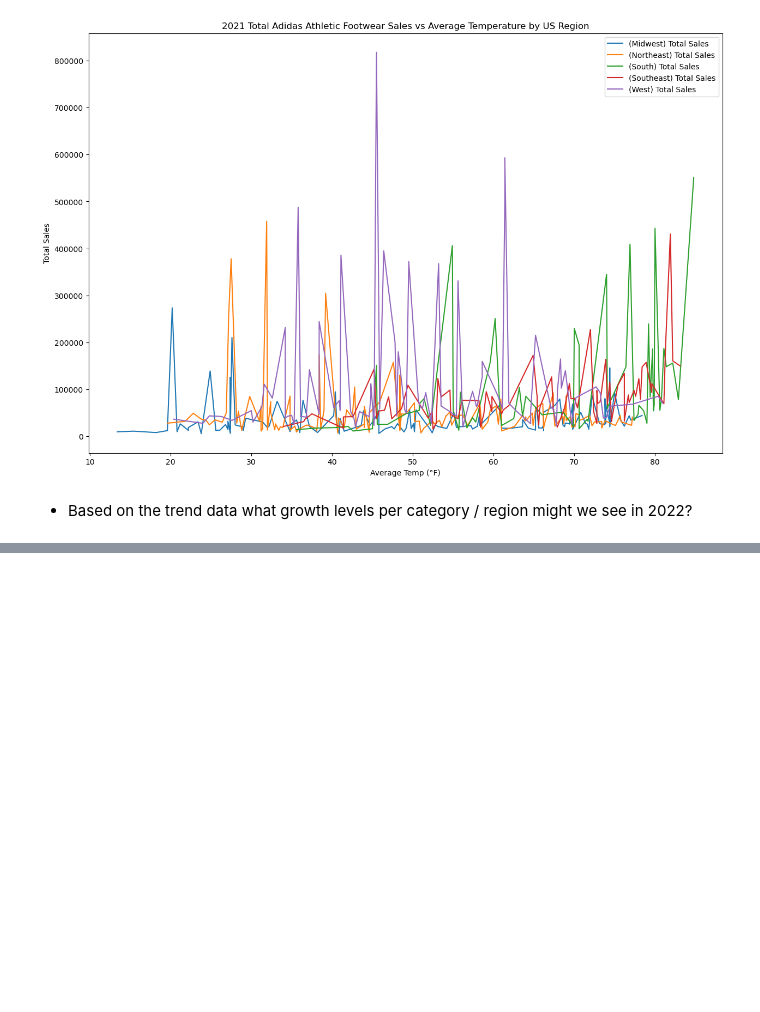
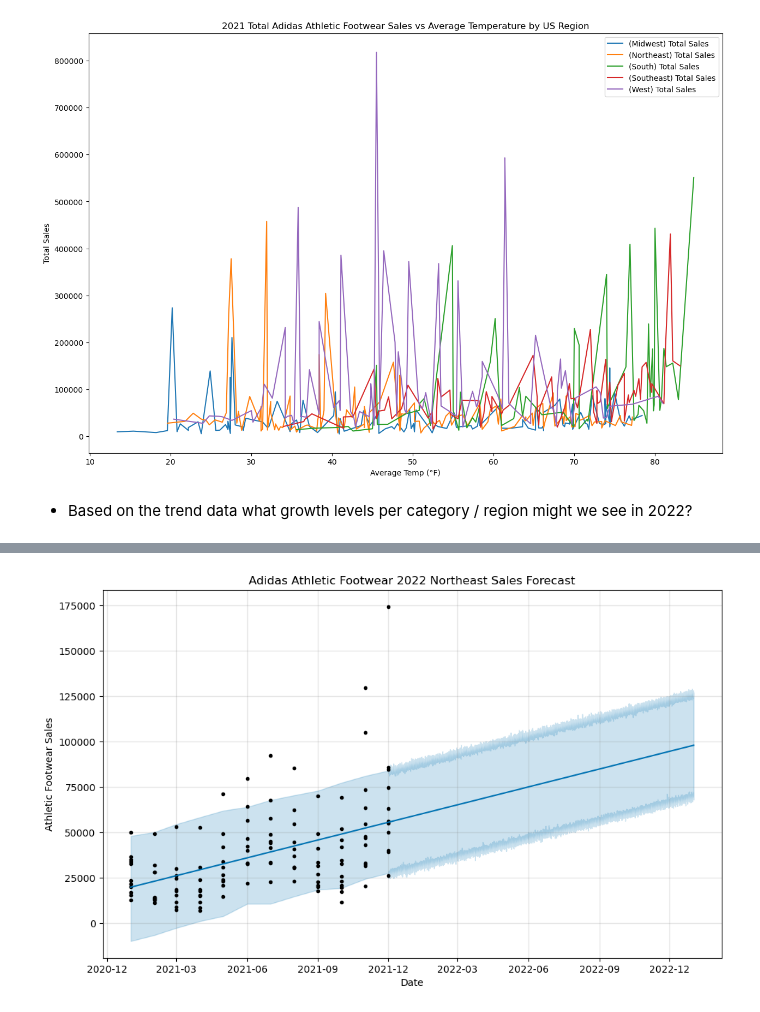
Before and after one commit to Krinnik/adidas_sales_temp_analysis, a Jupyter notebook: nik_workspace.ipynb, the cells around one changed output, grey strips where cells are left out. Saved outputs shown, nothing was run; the diff lists cells and outputs as text; code cells hidden in the pictures; blank space fills up the shorter version.

```diff
--- a/nik_workspace.ipynb
+++ b/nik_workspace.ipynb
@@ -1405,0 +1567,3 @@ plt.show()
+# %%
+ne_model = Prophet()
+ne_model
@@ -1405,0 +1593,2 @@ plt.show()
+# %%
+ne_model.fit(adidas_ne_trends)
@@ -1405,0 +1628,3 @@ plt.show()
+# %%
+future_ne_trends = ne_model.make_future_dataframe(periods=9503, freq='h')
+future_ne_trends.tail()
@@ -1405,0 +1679,3 @@ plt.show()
+# %%
+forecast_ne_trends = ne_model.predict(future_ne_trends)
+forecast_ne_trends.head()
@@ -1405,0 +1813,8 @@ plt.show()
+# %%
+ne_model.plot(forecast_ne_trends)
+plt.title('Adidas Athletic Footwear 2022 Northeast Sales Forecast')
+plt.xlabel('Date')
+plt.ylabel('Athletic Footwear Sales')
+plt.show()
+# %% [output]
+[figure, added]
```
Also changed, not shown: parts of 42 cells of this notebook.
